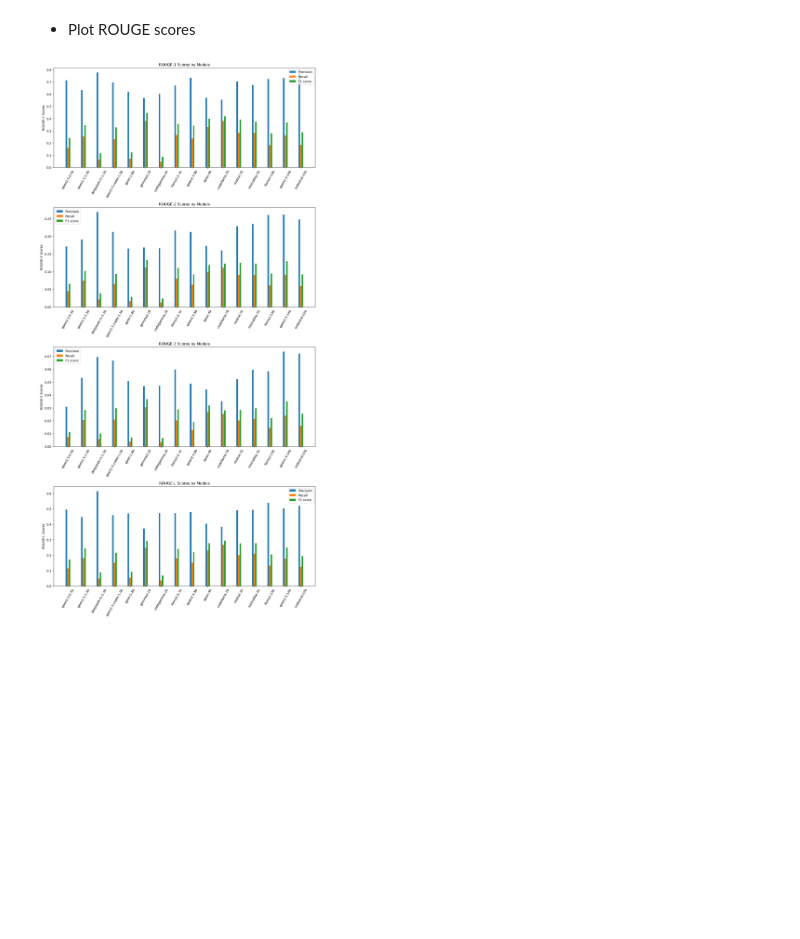
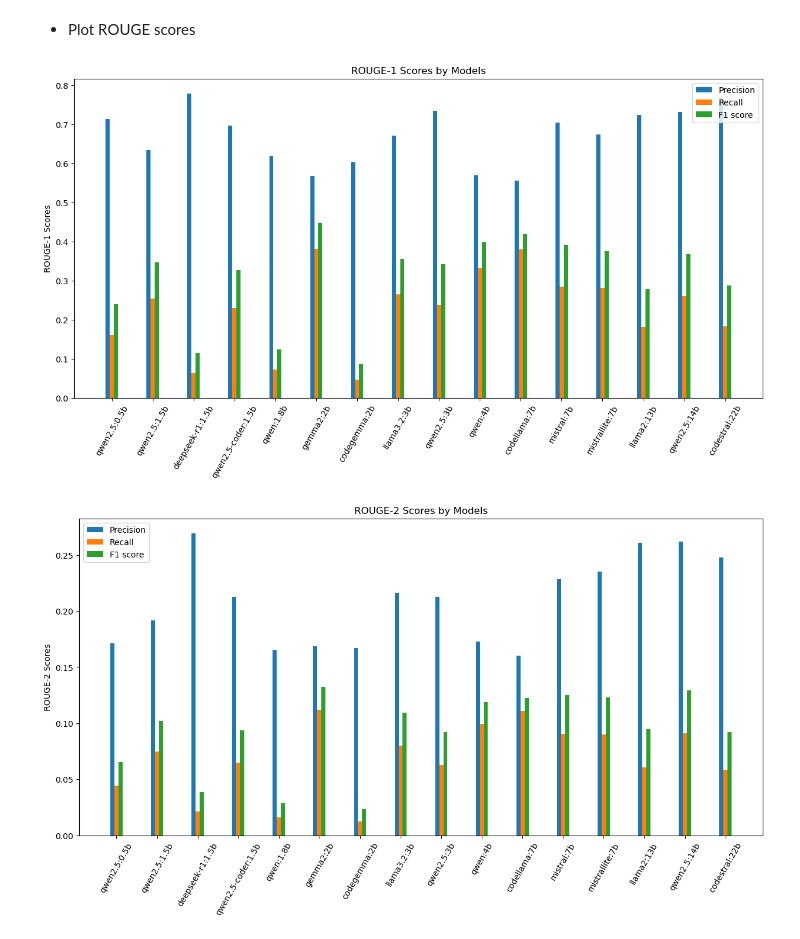
Before and after one commit to PhucLe03/RAG-Project, a Jupyter notebook: generator_eval/rouge_test/rouge_plot.ipynb, the cells around one changed output. Saved outputs shown, nothing was run; the diff lists cells and outputs as text; code cells hidden in the pictures; blank space fills up the shorter version.

```diff
--- a/generator_eval/rouge_test/rouge_plot.ipynb
+++ b/generator_eval/rouge_test/rouge_plot.ipynb
@@ -132,7 +132,7 @@ rougel_precision = [results_dict[model]['rougeL']['precision'] for model in mode
 rougel_recall = [results_dict[model]['rougeL']['recall'] for model in models]
 rougel_fmeasure = [results_dict[model]['rougeL']['fmeasure'] for model in models]
 
-fig, ([ax0, ax1, ax2, ax3]) = plt.subplots(4,1, figsize=(15, 30))
+fig, (ax0) = plt.subplots(1,1, figsize=(15, 7))
 
 x = np.arange(len(models))  # the label locations
 width = 0.1  # the width of the bars
@@ -141,47 +141,58 @@ rects1 = ax0.bar(x - width*2, rouge1_precision, width, label='Precision')
 rects2 = ax0.bar(x - width, rouge1_recall, width, label='Recall')
 rects3 = ax0.bar(x, rouge1_fmeasure, width, label='F1 score')
 
-rects1 = ax1.bar(x - width*2, rouge2_precision, width, label='Precision')
-rects2 = ax1.bar(x - width, rouge2_recall, width, label='Recall')
-rects3 = ax1.bar(x, rouge2_fmeasure, width, label='F1 score')
-
-rects1 = ax2.bar(x - width*2, rouge3_precision, width, label='Precision')
-rects2 = ax2.bar(x - width, rouge3_recall, width, label='Recall')
-rects3 = ax2.bar(x, rouge3_fmeasure, width, label='F1 score')
-
-rects1 = ax3.bar(x - width*2, rougel_precision, width, label='Precision')
-rects2 = ax3.bar(x - width, rougel_recall, width, label='Recall')
-rects3 = ax3.bar(x, rougel_fmeasure, width, label='F1 score')
-
 # Add some text for labels, title and custom x-axis tick labels, etc.
 ax0.set_ylabel('ROUGE-1 Scores')
 ax0.set_title('ROUGE-1 Scores by Models')
 ax0.set_xticks(x - width)
 ax0.set_xticklabels(models, rotation=60)
 ax0.legend()
+plt.show()
+
+fig, (ax1) = plt.subplots(1,1, figsize=(15, 7))
+rects1 = ax1.bar(x - width*2, rouge2_precision, width, label='Precision')
+rects2 = ax1.bar(x - width, rouge2_recall, width, label='Recall')
+rects3 = ax1.bar(x, rouge2_fmeasure, width, label='F1 score')
 
 # Add some text for labels, title and custom x-axis tick labels, etc.
 ax1.set_ylabel('ROUGE-2 Scores')
 ax1.set_title('ROUGE-2 Scores by Models')
 ax1.set_xticks(x - width)
 ax1.set_xticklabels(models, rotation=60)
 ax1.legend()
+plt.show()
+
+fig, (ax2) = plt.subplots(1,1, figsize=(15, 7))
+rects1 = ax2.bar(x - width*2, rouge3_precision, width, label='Precision')
+rects2 = ax2.bar(x - width, rouge3_recall, width, label='Recall')
+rects3 = ax2.bar(x, rouge3_fmeasure, width, label='F1 score')
 
 # Add some text for labels, title and custom x-axis tick labels, etc.
 ax2.set_ylabel('ROUGE-3 Scores')
 ax2.set_title('ROUGE-3 Scores by Models')
 ax2.set_xticks(x - width)
 ax2.set_xticklabels(models, rotation=60)
 ax2.legend()
+plt.show()
+
+fig, (ax3) = plt.subplots(1,1, figsize=(15, 7))
+rects1 = ax3.bar(x - width*2, rougel_precision, width, label='Precision')
+rects2 = ax3.bar(x - width, rougel_recall, width, label='Recall')
+rects3 = ax3.bar(x, rougel_fmeasure, width, label='F1 score')
 
 # Add some text for labels, title and custom x-axis tick labels, etc.
 ax3.set_ylabel('ROUGE-L Scores')
 ax3.set_title('ROUGE-L Scores by Models')
 ax3.set_xticks(x - width)
 ax3.set_xticklabels(models, rotation=60)
 ax3.legend()
+plt.show()
 
-plt.subplots_adjust(hspace=0.4)
-plt.show()
+
+
+
+# plt.subplots_adjust(hspace=0.4)
+# plt.show()
 # %% [output]
-[figure, old version]
+[figure, new version]
+[figure, added]
```
Also changed, not shown: parts of 1 cell of this notebook, 1 other file.
